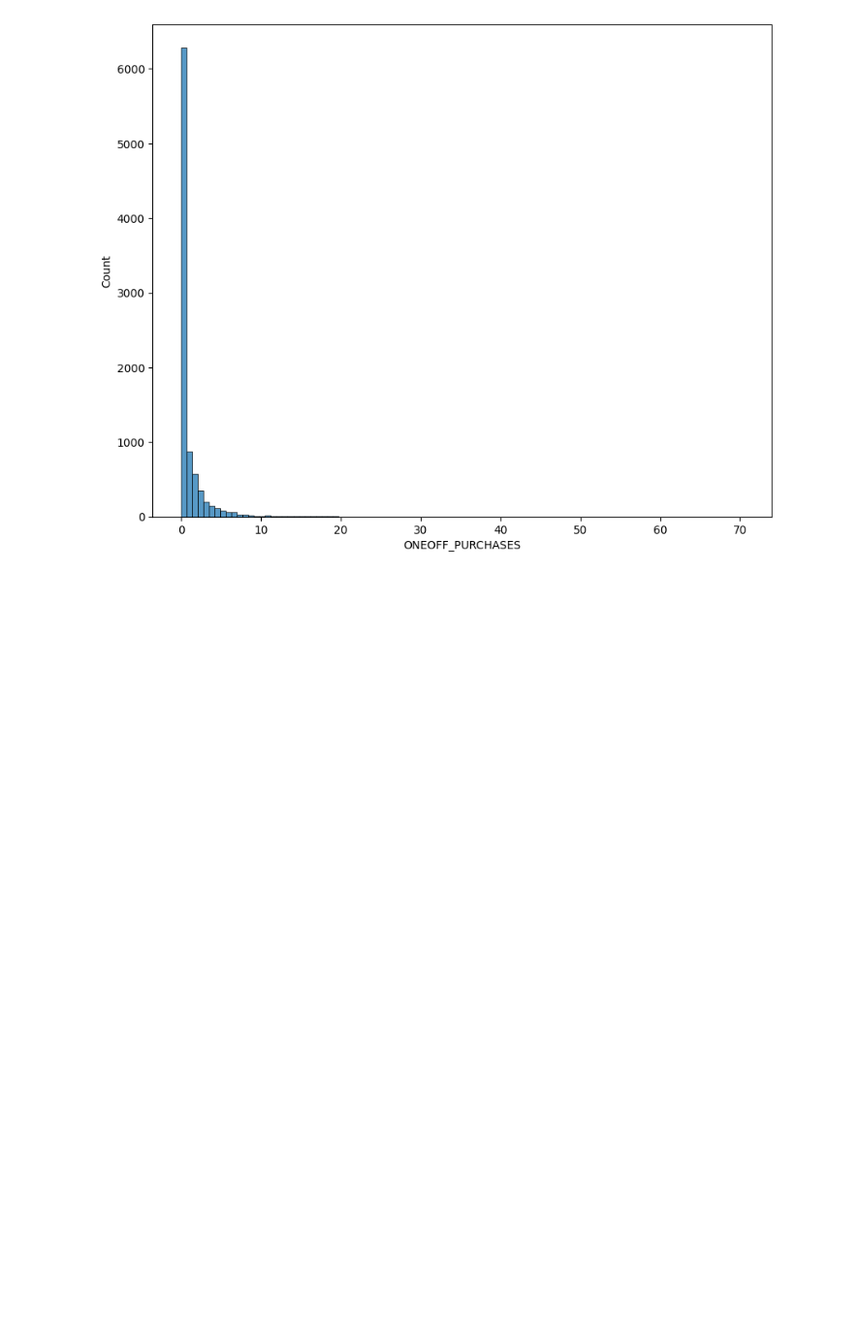
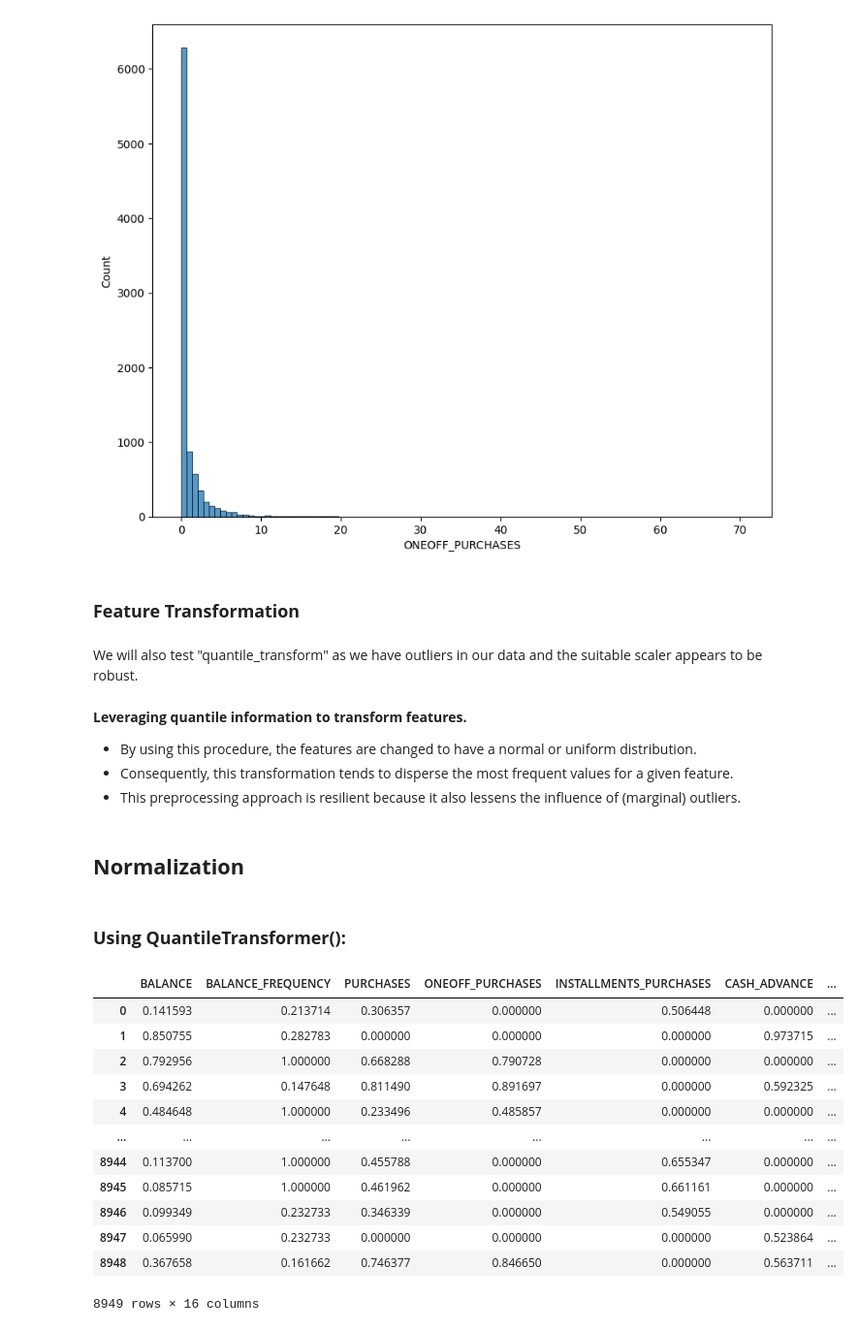
Before and after one commit to Payal2000/Advanced-Data-Science-INFO-7390, a Jupyter notebook: Understanding_Data_Assignment_1.ipynb, the cells around one changed output. Shown at 97% size. Cells and saved outputs as stored; diff of their text form; code cells hidden in the pictures; blank space fills up the shorter version.

```diff
--- a/Understanding_Data_Assignment_1.ipynb
+++ b/Understanding_Data_Assignment_1.ipynb
@@ -517,3 +522,37 @@ sns.histplot(data=rob_scaled_df,x=rob_scaled_df[ 'ONEOFF_PURCHASES'],bins=100)
 # %% [output]
 <Axes: xlabel='ONEOFF_PURCHASES', ylabel='Count'>
 [figure]
+# %% [markdown]
+### **Feature Transformation**
+# %% [markdown]
+We will also test "quantile_transform" as we have outliers in our data and the suitable scaler appears to be robust.
+# %% [markdown]
+**Leveraging quantile information to transform features.**
+- By using this procedure, the features are changed to have a normal or uniform distribution.
+- Consequently, this transformation tends to disperse the most frequent values for a given feature.
+- This preprocessing approach is resilient because it also lessens the influence of (marginal) outliers.
+# %% [markdown]
+## **Normalization**
+# %% [markdown]
+### **Using QuantileTransformer():**
+# %%
+from sklearn.preprocessing import QuantileTransformer
+
+scaler2 = QuantileTransformer()
+Quant_transformed_data = scaler2.fit_transform(data)
+Quant_transformed_data1 = pd.DataFrame(Quant_transformed_data, columns=data.columns)
+Quant_transformed_data1
+# %% [output]
+|  | BALANCE | BALANCE_FREQUENCY | PURCHASES | ONEOFF_PURCHASES | INSTALLMENTS_PURCHASES | CASH_ADVANCE | ... |
+| 0 | 0.141593 | 0.213714 | 0.306357 | 0.000000 | 0.506448 | 0.000000 | ... |
+| 1 | 0.850755 | 0.282783 | 0.000000 | 0.000000 | 0.000000 | 0.973715 | ... |
+| 2 | 0.792956 | 1.000000 | 0.668288 | 0.790728 | 0.000000 | 0.000000 | ... |
+| 3 | 0.694262 | 0.147648 | 0.811490 | 0.891697 | 0.000000 | 0.592325 | ... |
+| 4 | 0.484648 | 1.000000 | 0.233496 | 0.485857 | 0.000000 | 0.000000 | ... |
+| ... | ... | ... | ... | ... | ... | ... | ... |
+| 8944 | 0.113700 | 1.000000 | 0.455788 | 0.000000 | 0.655347 | 0.000000 | ... |
+| 8945 | 0.085715 | 1.000000 | 0.461962 | 0.000000 | 0.661161 | 0.000000 | ... |
+| 8946 | 0.099349 | 0.232733 | 0.346339 | 0.000000 | 0.549055 | 0.000000 | ... |
+| 8947 | 0.065990 | 0.232733 | 0.000000 | 0.000000 | 0.000000 | 0.523864 | ... |
+| 8948 | 0.367658 | 0.161662 | 0.746377 | 0.846650 | 0.000000 | 0.563711 | ... |
+8949 rows × 16 columns
```
Also changed, not shown: parts of 10 cells of this notebook.
